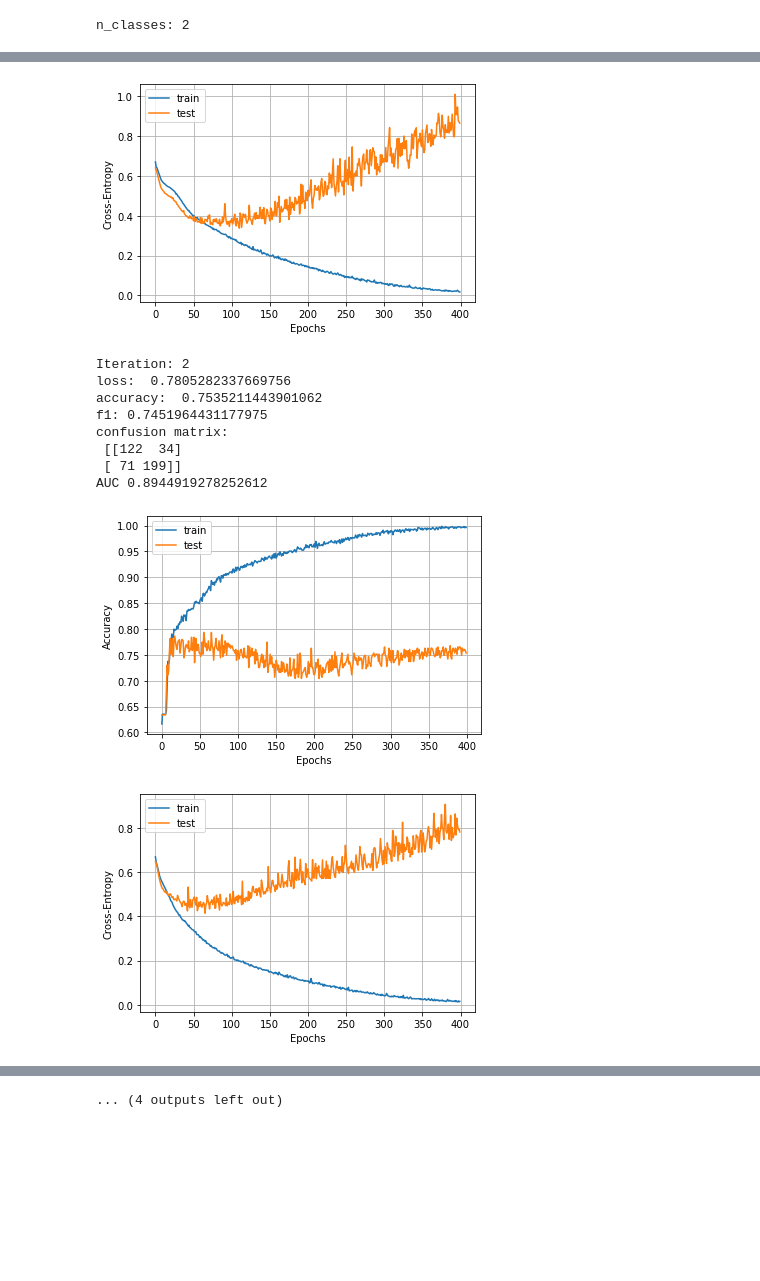
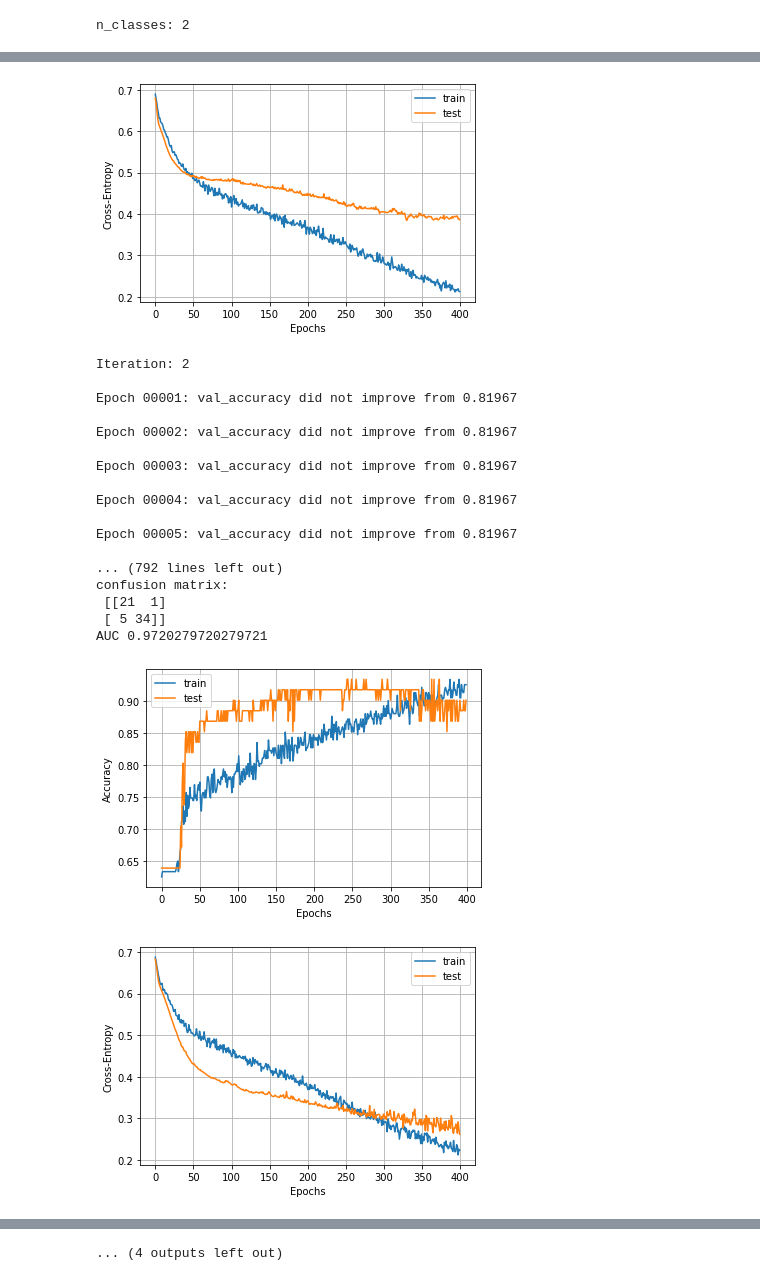
Before and after one commit to EdgarMoyete/MentalCalculationClassification, a Jupyter notebook: STFT/STFT-CNN2D.ipynb, the cells around one changed output, grey strips where cells are left out. Cells and saved outputs as stored; diff of their text form; code cells hidden in the pictures; blank space fills up the shorter version.

```diff
--- a/STFT/STFT-CNN2D.ipynb
+++ b/STFT/STFT-CNN2D.ipynb
@@ -32,19 +35,19 @@ K.image_data_format()
 'channels_last'
 # %%
 # todos los canales
-# x = pd.read_csv("../Datos/MeCa15RMFH-3.csv", header=None)
+x = pd.read_csv("/content/drive/My Drive/MentalCalculation/Datos/MeCa15RMFH-3.csv", header=None)
 
 # centrales y parietales
 # x = pd.read_csv("../Datos/MeCaCenPar15RMFH-3.csv", header=None)
 
 # ventaneo
-x = pd.read_csv("../Datos/VentaneoMC-15-3.csv", header=None)
+# x = pd.read_csv("../Datos/VentaneoMC-15-3.csv", header=None)
 
 # etiquetas
-# y = pd.read_csv("../Datos/EtiquetasMeCa01ACLL-01.csv", header=None).values
+y = pd.read_csv("/content/drive/My Drive/MentalCalculation/Datos/EtiquetasMeCa15RMFH-03.csv", header=None).values
 
 # etiquetas ventaneo
-y = pd.read_csv("../Datos/EtiquetasVenta-15-3.csv", header=None).values
+# y = pd.read_csv("../Datos/EtiquetasVenta-15-3.csv", header=None).values
 # %%
 print(x.shape)
 print(y.shape)
@@ -120,7 +129,7 @@ def unir_espectrogramas_vertical_todo_ventaneo(data):
 # %%
 # llamar a unir_espectrogramas_vertical_resize(data)
-# aqui se debe llamar a _todo (32 canales) o a _cp (12 canales)
-x = unir_espectrogramas_vertical_todo_ventaneo(x)
+# aqui se debe llamar a _todo (32 canales) o _cp (12 canales) o todo_ventaneo
+x = unir_espectrogramas_vertical_todo(x)
 # %% [output]
 0
 100
@@ -175,6 +171,9 @@ print(x.shape)
 # %%
 # data augmentation
 # datagen = ImageDataGenerator(width_shift_range=0.25)
+# %%
+mc = ModelCheckpoint('/content/drive/My Drive/MentalCalculation/Modelos/ModelMC_STFT15_3_CV.hdf5',
+                     monitor='val_accuracy', save_best_only=True, verbose=1)
 # %%
 skf = StratifiedKFold(n_splits = 5)
 # %%
@@ -185,11 +184,9 @@ def CNN_2D():
   model.add(MaxPool2D((2,2)))
   model.add(Conv2D(16, (3,3), activation='relu', padding='same'))
   model.add(MaxPool2D((2,2)))
-  #model.add(Conv2D(16, (3,3), activation='relu', padding='same'))
-  #model.add(MaxPool2D((2,2)))
   model.add(Flatten())
-  model.add(Dense(64, activation='relu'))
-  model.add(Dropout(0.2))
+  model.add(Dense(128, activation='relu'))
+  model.add(Dropout(0.5))
   model.add(Dense(n_classes, activation='softmax'))
 
   optimizer = Adam(lr=1e-4)
@@ -212,7 +209,8 @@ for iTrain, jTest in skf.split(x, y):
   model = CNN_2D()
 
   history = model.fit(x_train, y_train, epochs=400, batch_size=20,
-                      validation_data=(x_test, y_test), verbose=0)
+                      validation_data=(x_test, y_test),
+                      verbose=0, callbacks=[mc])
 
   test_loss, test_acc = model.evaluate(x_test, y_test, verbose=0)
   array_loss.append(test_loss)
@@ -278,12 +285,21 @@ AUC 0.9413879300083324
-[figure, old version]
+[figure, new version]
 Iteration: 2
-loss:  0.7805282337669756
-accuracy:  0.7535211443901062
-f1: 0.7451964431177975
+
+Epoch 00001: val_accuracy did not improve from 0.81967
+
+Epoch 00002: val_accuracy did not improve from 0.81967
+
+Epoch 00003: val_accuracy did not improve from 0.81967
+
+Epoch 00004: val_accuracy did not improve from 0.81967
+
+Epoch 00005: val_accuracy did not improve from 0.81967
+
+... (792 lines left out)
 confusion matrix:
- [[122  34]
- [ 71 199]]
-AUC 0.8944919278252612
+ [[21  1]
+ [ 5 34]]
+AUC 0.9720279720279721
-[figure, old version]
+[figure, new version]
-[figure, old version]
+[figure, new version]
 Iteration: 3
```
Also changed, not shown: parts of 23 cells of this notebook.
